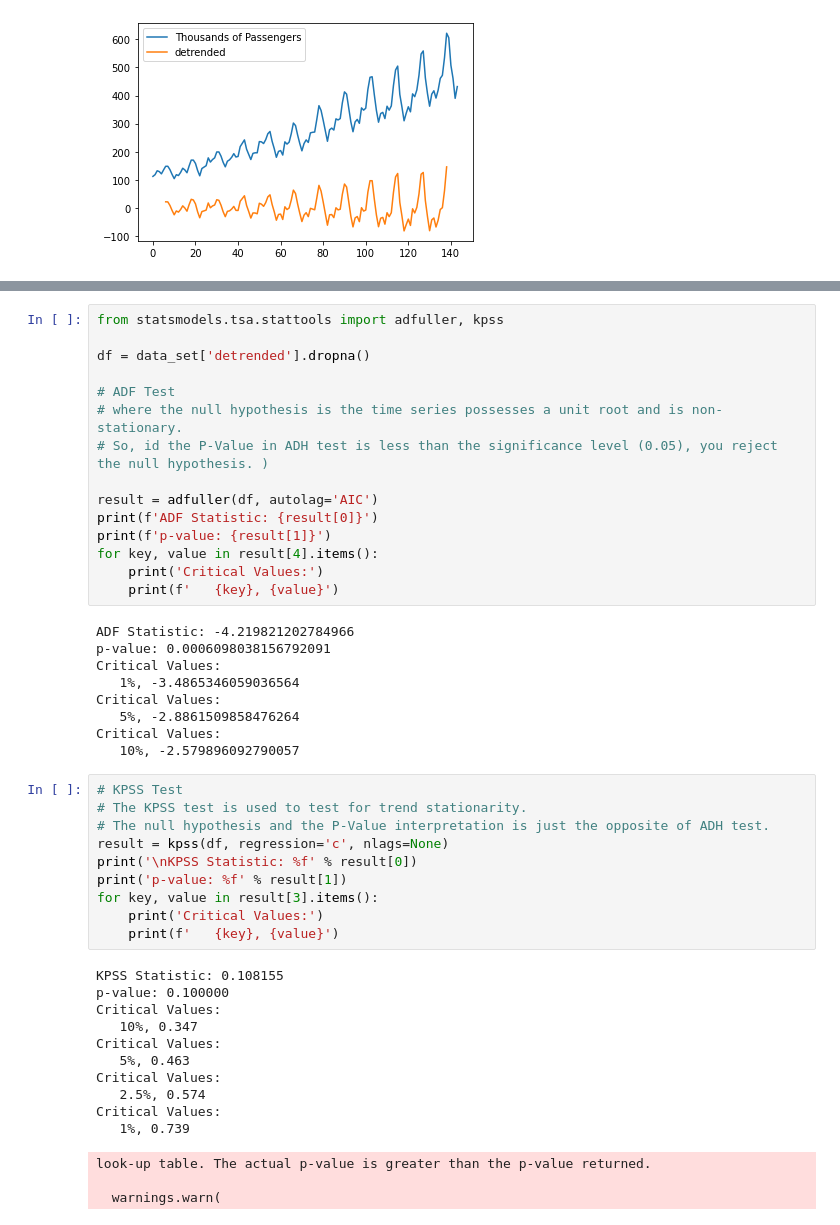
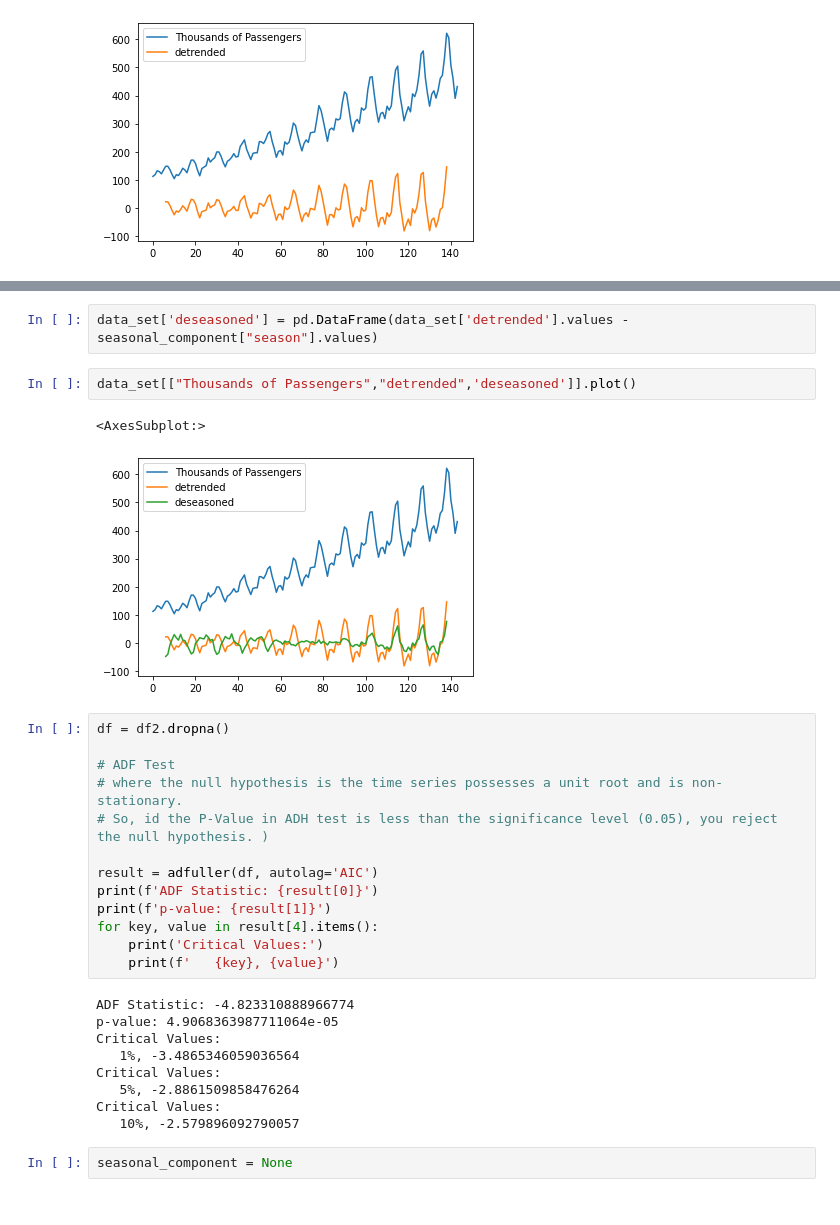
Before and after one commit to quantiaconsulting/continuous-analytics-examples, a Jupyter notebook: flux_airline_passengers/datagen/EX4_Filtering.ipynb, the cells around one changed output, grey strips where cells are left out. Cells and saved outputs as stored; diff of their text form.

```diff
--- a/flux_airline_passengers/datagen/EX4_Filtering.ipynb
+++ b/flux_airline_passengers/datagen/EX4_Filtering.ipynb
@@ -70,7 +99,12 @@ seasonal_component["season"].plot()
+# %%
+data_set['deseasoned'] = pd.DataFrame(data_set['detrended'].values - seasonal_component["season"].values)
+# %%
+data_set[["Thousands of Passengers","detrended",'deseasoned']].plot()
+# %% [output]
+<AxesSubplot:>
+[figure, added]
 # %%
-from statsmodels.tsa.stattools import adfuller, kpss
-
-df = data_set['detrended'].dropna()
+df = df2.dropna()
 
 # ADF Test
 # where the null hypothesis is the time series possesses a unit root and is non-stationary.
@@ -83,35 +117,13 @@ for key, value in result[4].items():
     print('Critical Values:')
     print(f'   {key}, {value}')
 # %% [output]
-ADF Statistic: -4.219821202784966
-p-value: 0.0006098038156792091
+ADF Statistic: -4.823310888966774
+p-value: 4.9068363987711064e-05
 Critical Values:
    1%, -3.4865346059036564
 Critical Values:
    5%, -2.8861509858476264
 Critical Values:
    10%, -2.579896092790057
-# %%
-# KPSS Test
-# The KPSS test is used to test for trend stationarity.
-# The null hypothesis and the P-Value interpretation is just the opposite of ADH test.
-result = kpss(df, regression='c', nlags=None)
-print('\nKPSS Statistic: %f' % result[0])
-print('p-value: %f' % result[1])
-for key, value in result[3].items():
-    print('Critical Values:')
-    print(f'   {key}, {value}')
-# %% [output]
-KPSS Statistic: 0.108155
-p-value: 0.100000
-Critical Values:
-   10%, 0.347
-Critical Values:
-   5%, 0.463
-Critical Values:
-   2.5%, 0.574
-Critical Values:
-   1%, 0.739
-look-up table. The actual p-value is greater than the p-value returned.
-
-  warnings.warn(
+# %%
+seasonal_component = None
```
Also changed, not shown: parts of 8 cells of this notebook, 2 other files.
